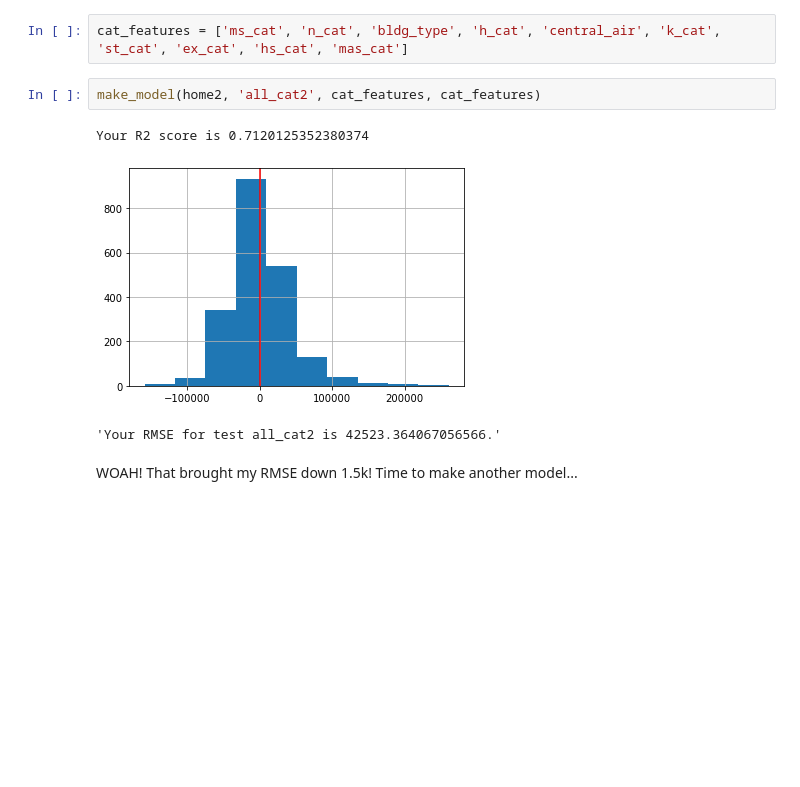
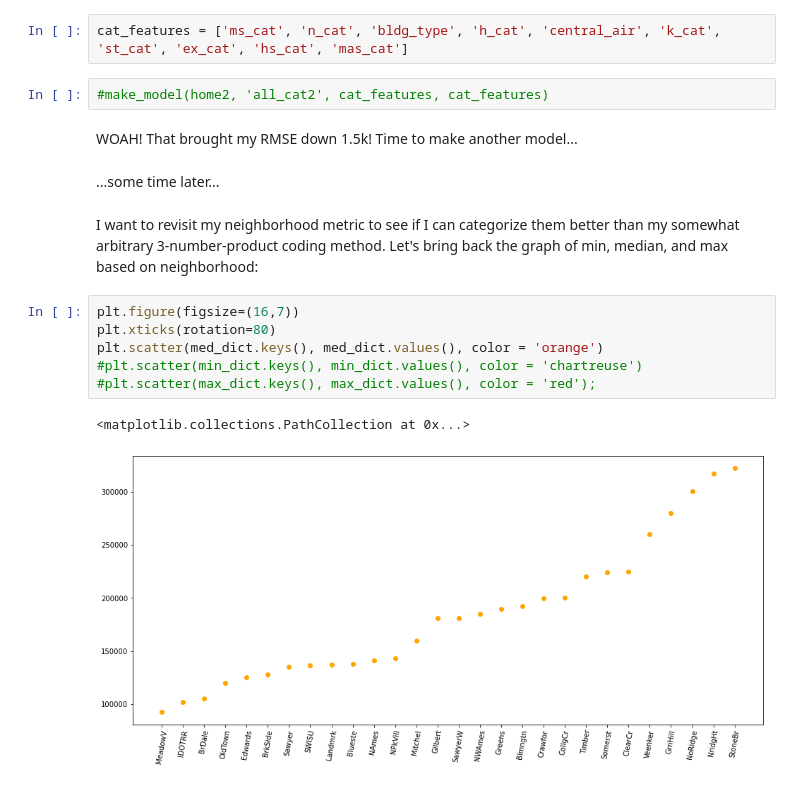
Before and after one commit to griffinwt/Ames_housing, a Jupyter notebook: cat_filters.ipynb, the cells around one changed output. Saved outputs shown, nothing was run; the diff lists cells and outputs as text; blank space fills up the shorter version.

Commit message:
more models

```diff
--- a/cat_filters.ipynb
+++ b/cat_filters.ipynb
@@ -949,10 +907,19 @@ Name: mas_cat, dtype: int64
 # %%
 cat_features = ['ms_cat', 'n_cat', 'bldg_type', 'h_cat', 'central_air', 'k_cat', 'st_cat', 'ex_cat', 'hs_cat', 'mas_cat']
 # %%
-make_model(home2, 'all_cat2', cat_features, cat_features)
+#make_model(home2, 'all_cat2', cat_features, cat_features)
-# %% [output]
-Your R2 score is 0.7120125352380374
-[figure, removed]
-'Your RMSE for test all_cat2 is 42523.364067056566.'
 # %% [markdown]
 WOAH! That brought my RMSE down 1.5k! Time to make another model...
+# %% [markdown]
+...some time later...
+# %% [markdown]
+I want to revisit my neighborhood metric to see if I can categorize them better than my somewhat arbitrary 3-number-product coding method. Let's bring back the graph of min, median, and max based on neighborhood:
+# %%
+plt.figure(figsize=(16,7))
+plt.xticks(rotation=80)
+plt.scatter(med_dict.keys(), med_dict.values(), color = 'orange')
+#plt.scatter(min_dict.keys(), min_dict.values(), color = 'chartreuse')
+#plt.scatter(max_dict.keys(), max_dict.values(), color = 'red');
+# %% [output]
+<matplotlib.collections.PathCollection at 0x...>
+[figure, added]
```
Also changed, not shown: parts of 43 cells of this notebook, 8 other files.
